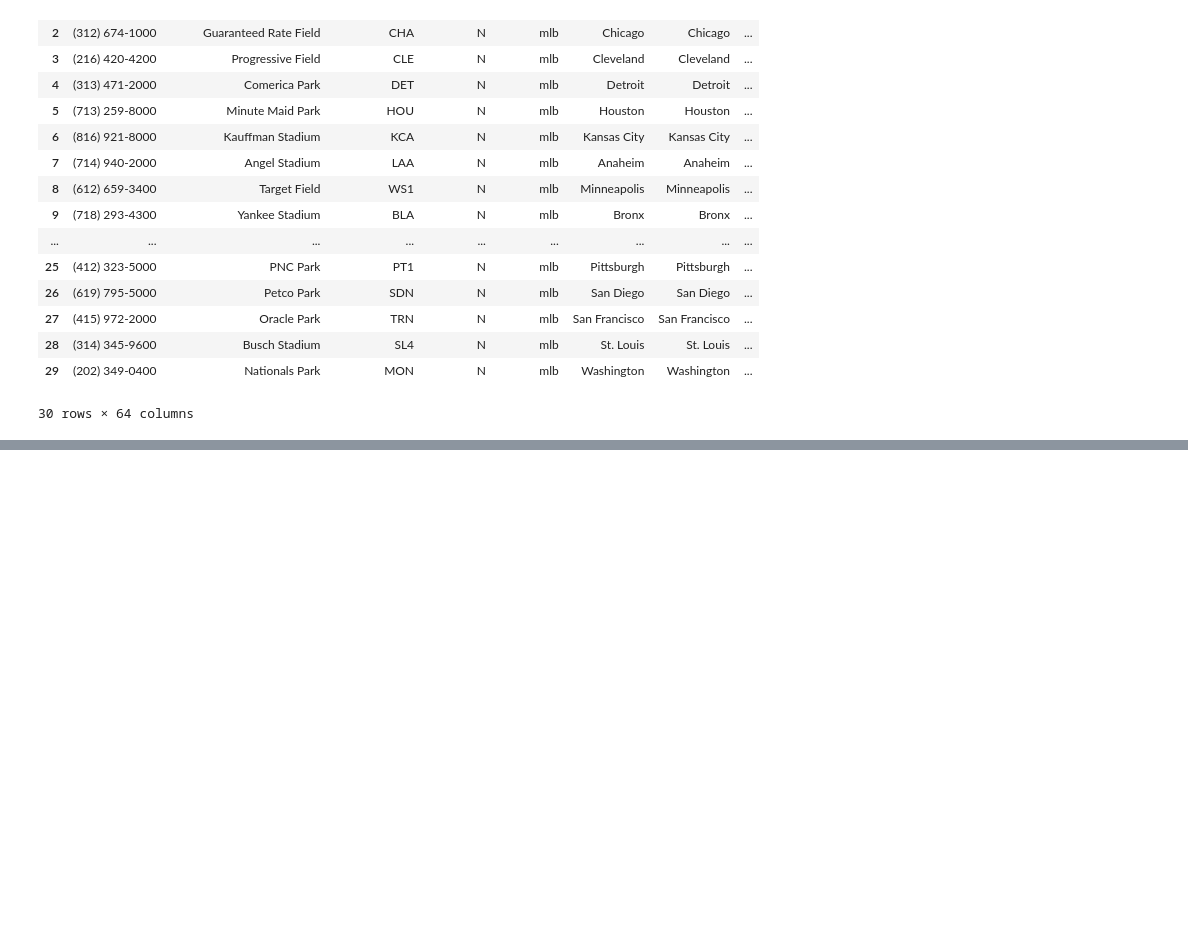
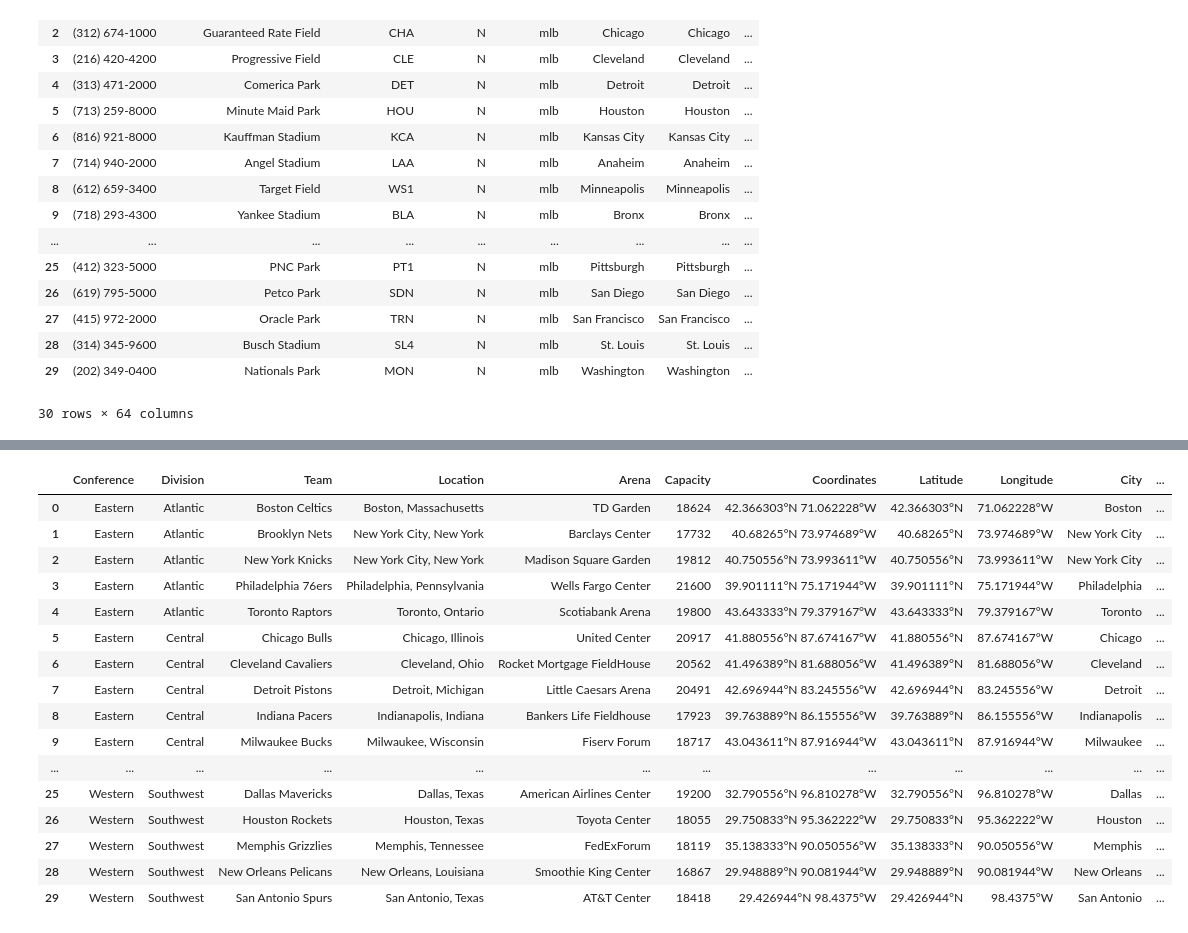
Before and after one commit to ean-maloney/final_project, a Jupyter notebook: TeamData.ipynb, the cells around one changed output, grey strips where cells are left out. Saved outputs shown, nothing was run; the diff lists cells and outputs as text; code cells hidden in the pictures; blank space fills up the shorter version.

Commit message:
Update of major league team data Jupyter file along with csv outputs

```diff
--- a/TeamData.ipynb
+++ b/TeamData.ipynb
@@ -88,0 +330,9 @@ TeamsMLB
+# %%
+# The following code will collect, compile and produce the NBA team data required for the final project.
+#*************************************************************************************************************
+
+# Import the NBA team data from the CSV file. The csv file was produced from the Wikipedia table at:
+# https://en.wikipedia.org/wiki/National_Basketball_Association
+
+dfNBARaw = pd.read_csv ('Resources/NBATeams.csv')
+dfNBARaw
@@ -88,0 +357,5 @@ TeamsMLB
+# %%
+# Split the coordinates field into Latitude and Longitude fields.
+dfNBARaw[['Latitude','Longitude']] = dfNBARaw.Coordinates.str.split(expand=True)
+dfNBARawStep2 = dfNBARaw
+dfNBARawStep2
@@ -88,0 +380,23 @@ TeamsMLB
+# %%
+# Split the coordinates field into City and State fields.
+dfNBARawStep2[['City','State']] = dfNBARawStep2.Location.str.split(", ", expand=True)
+dfNBARawStep3 = dfNBARawStep2
+dfNBARawStep3
+# %% [output]
+|  | Conference | Division | Team | Location | Arena | Capacity | Coordinates | Latitude | Longitude | City | ... |
+| 0 | Eastern | Atlantic | Boston Celtics | Boston, Massachusetts | TD Garden | 18624 | 42.366303°N 71.062228°W | 42.366303°N | 71.062228°W | Boston | ... |
+| 1 | Eastern | Atlantic | Brooklyn Nets | New York City, New York | Barclays Center | 17732 | 40.68265°N 73.974689°W | 40.68265°N | 73.974689°W | New York City | ... |
+| 2 | Eastern | Atlantic | New York Knicks | New York City, New York | Madison Square Garden | 19812 | 40.750556°N 73.993611°W | 40.750556°N | 73.993611°W | New York City | ... |
+| 3 | Eastern | Atlantic | Philadelphia 76ers | Philadelphia, Pennsylvania | Wells Fargo Center | 21600 | 39.901111°N 75.171944°W | 39.901111°N | 75.171944°W | Philadelphia | ... |
+| 4 | Eastern | Atlantic | Toronto Raptors | Toronto, Ontario | Scotiabank Arena | 19800 | 43.643333°N 79.379167°W | 43.643333°N | 79.379167°W | Toronto | ... |
+| 5 | Eastern | Central | Chicago Bulls | Chicago, Illinois | United Center | 20917 | 41.880556°N 87.674167°W | 41.880556°N | 87.674167°W | Chicago | ... |
+| 6 | Eastern | Central | Cleveland Cavaliers | Cleveland, Ohio | Rocket Mortgage FieldHouse | 20562 | 41.496389°N 81.688056°W | 41.496389°N | 81.688056°W | Cleveland | ... |
+| 7 | Eastern | Central | Detroit Pistons | Detroit, Michigan | Little Caesars Arena | 20491 | 42.696944°N 83.245556°W | 42.696944°N | 83.245556°W | Detroit | ... |
+| 8 | Eastern | Central | Indiana Pacers | Indianapolis, Indiana | Bankers Life Fieldhouse | 17923 | 39.763889°N 86.155556°W | 39.763889°N | 86.155556°W | Indianapolis | ... |
+| 9 | Eastern | Central | Milwaukee Bucks | Milwaukee, Wisconsin | Fiserv Forum | 18717 | 43.043611°N 87.916944°W | 43.043611°N | 87.916944°W | Milwaukee | ... |
+| ... | ... | ... | ... | ... | ... | ... | ... | ... | ... | ... | ... |
+| 25 | Western | Southwest | Dallas Mavericks | Dallas, Texas | American Airlines Center | 19200 | 32.790556°N 96.810278°W | 32.790556°N | 96.810278°W | Dallas | ... |
+| 26 | Western | Southwest | Houston Rockets | Houston, Texas | Toyota Center | 18055 | 29.750833°N 95.362222°W | 29.750833°N | 95.362222°W | Houston | ... |
+| 27 | Western | Southwest | Memphis Grizzlies | Memphis, Tennessee | FedExForum | 18119 | 35.138333°N 90.050556°W | 35.138333°N | 90.050556°W | Memphis | ... |
+| 28 | Western | Southwest | New Orleans Pelicans | New Orleans, Louisiana | Smoothie King Center | 16867 | 29.948889°N 90.081944°W | 29.948889°N | 90.081944°W | New Orleans | ... |
+| 29 | Western | Southwest | San Antonio Spurs | San Antonio, Texas | AT&T Center | 18418 | 29.426944°N 98.4375°W | 29.426944°N | 98.4375°W | San Antonio | ... |
```
Also changed, not shown: parts of 18 cells of this notebook, 6 other files.
